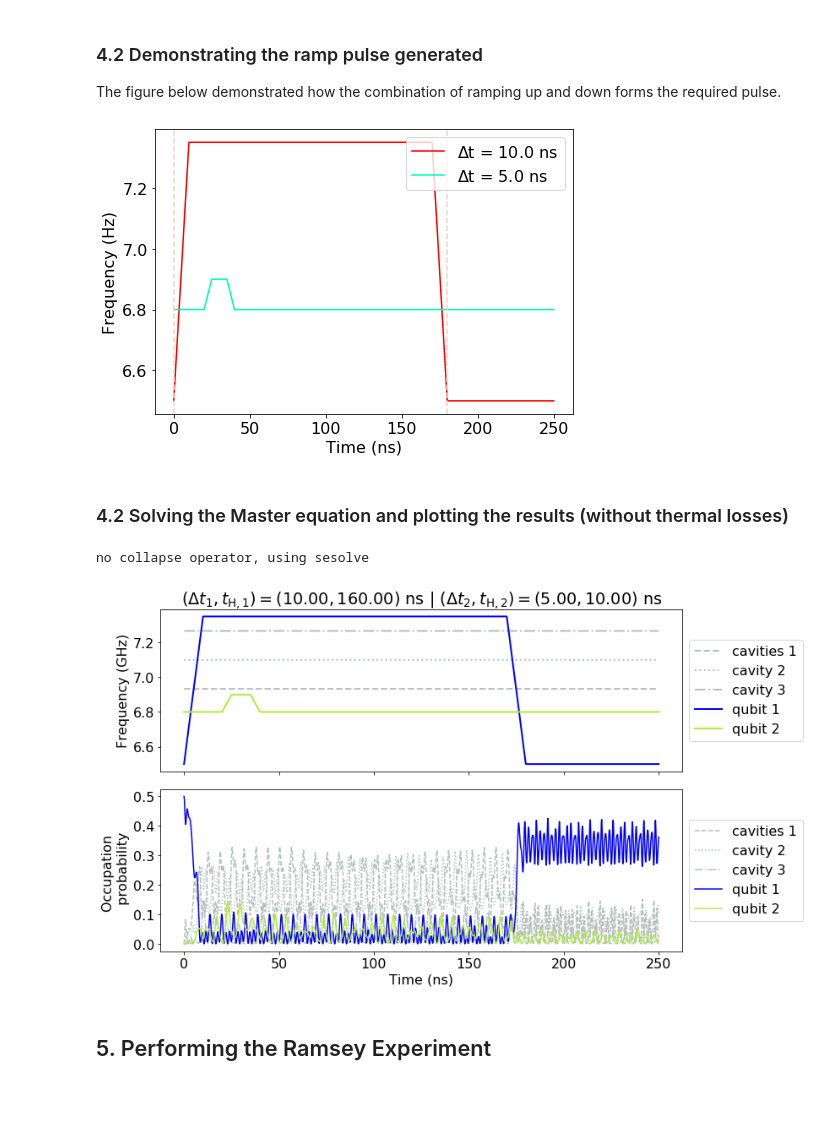
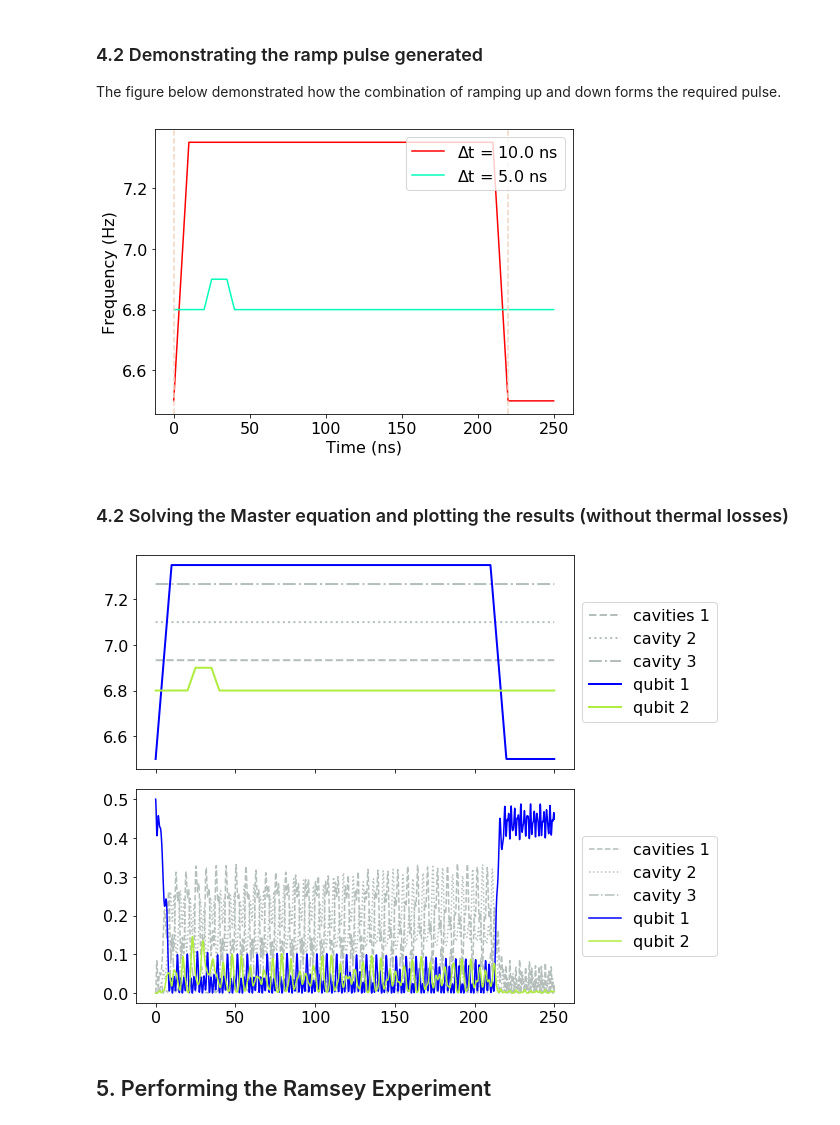
Before and after one commit to SoumyaShreeram/Qubit, a Jupyter notebook: Noteboooks/11. Measuring Stark Shift - Ramsey Experiment.ipynb, the cells around one changed output. Drawn from its saved outputs; the diff is of its cells as text; code cells hidden in the pictures; blank space fills up the shorter version.

Commit message:
added updates to stark shift plot

```diff
--- a/Noteboooks/11. Measuring Stark Shift - Ramsey Experiment.ipynb
+++ b/Noteboooks/11. Measuring Stark Shift - Ramsey Experiment.ipynb
@@ -88,7 +89,7 @@ N = 2                # number of fock states
 
 end_point =200
 data_points = 1500
-times = np.linspace(0, 250, 1500)
+times = np.linspace(0, 250, 2500)
 
 """------------- DISSIPATION PARAMETERS -----"""
 kappa = 5*10**-3        # cavity dissipation rate
@@ -98,7 +99,7 @@ r2 = 1*10**-5           # qubit dephasing rate
 
 """------------- PULSE CONTROL PARAMETERS -----"""
 tr = [10, 5]             # ramp up and ramp down times for q1, q2
-th = [160, 10]          # hold time for q1, q2
+th = [200, 10]          # hold time for q1, q2
 t_pulse = generateTimePulse(tr[0], th[0], 0)
 t_pulse1 = generateTimePulse(tr[1], th[1], 20)
 
@@ -106,5 +107,5 @@ t_pulse1 = generateTimePulse(tr[1], th[1], 20)
 d = [0.25, 0.2]
 
 w_top = [w_f + 2*pi*d[0], w_f - 2*pi*d[1]]
-no_ramps = 100        # number of ramps pulses sent into the Hamiltonian
+no_ramps = 500        # number of ramps pulses sent into the Hamiltonian
 # %% [output]
@@ -355,7 +356,7 @@ setXYlabel(ax, 'Time (ns)', 'Frequency (Hz)', False, '')
 ax.legend(loc="upper right")
 fig.tight_layout()
 # %% [output]
-[figure, old version]
+[figure, new version]
 # %% [markdown]
 ### 4.2 Solving the Master equation and plotting the results (without thermal losses)
 # %%
@@ -366,28 +367,24 @@ H_t = [H0, [Hq1, wq1_t], [Hq2, wq2_t]]
 
 # Evolving the system
 res = mesolve(H_t, psi0, times, [], [], options=opts)
-# %% [output]
-no collapse operator, using sesolve
 # %%
-fig, axes = plt.subplots(2, 1, sharex=True, figsize=(12,7))
+fig, axes = plt.subplots(2, 1, sharex=True, figsize=(9,7))
 
 labels_ = ["cavities 1", "cavity 2", "cavity 3", "qubit 1", "qubit 2"]
 w_list = [wf1_t, wf2_t, wf3_t, wq1_t, wq2_t]
 colors_ = ['#b4bfbc', '#b4bfbc', '#b4bfbc', 'b', '#b0ed3e']
 linestyle_ = ['--', ':', '-.', '-', '-']
 components_ = [numOp(a1), numOp(a2), numOp(a3), n1, n2]
 
 for i in [0, 1, 2, 3, 4]:
     plotFrequencies(axes[0], times, w_list[i], colors_[i], labels_[i], linestyle_[i])
-setLabels(axes[0], tr, th, 0)
 
 for i in [0, 1, 2, 3, 4]:
     plotProb(axes[1], times, components_[i], res, colors_[i], labels_[i], linestyle_[i])
-setLabels(axes[1], tr, th, 1)
 
 fig.tight_layout()
 # %% [output]
-[figure, old version]
+[figure, new version]
 # %% [markdown]
 ## 5. Performing the Ramsey Experiment
 # %%
```
Also changed, not shown: parts of 10 cells of this notebook, 25 other files.
